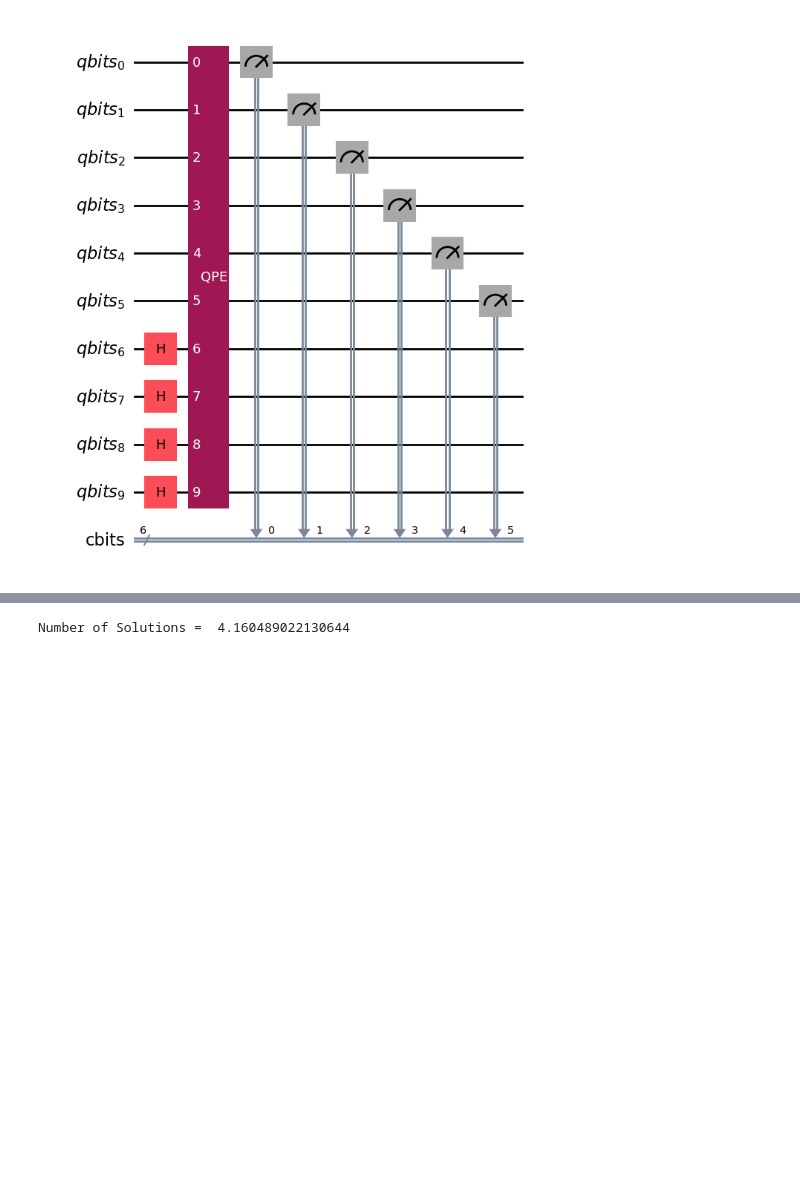
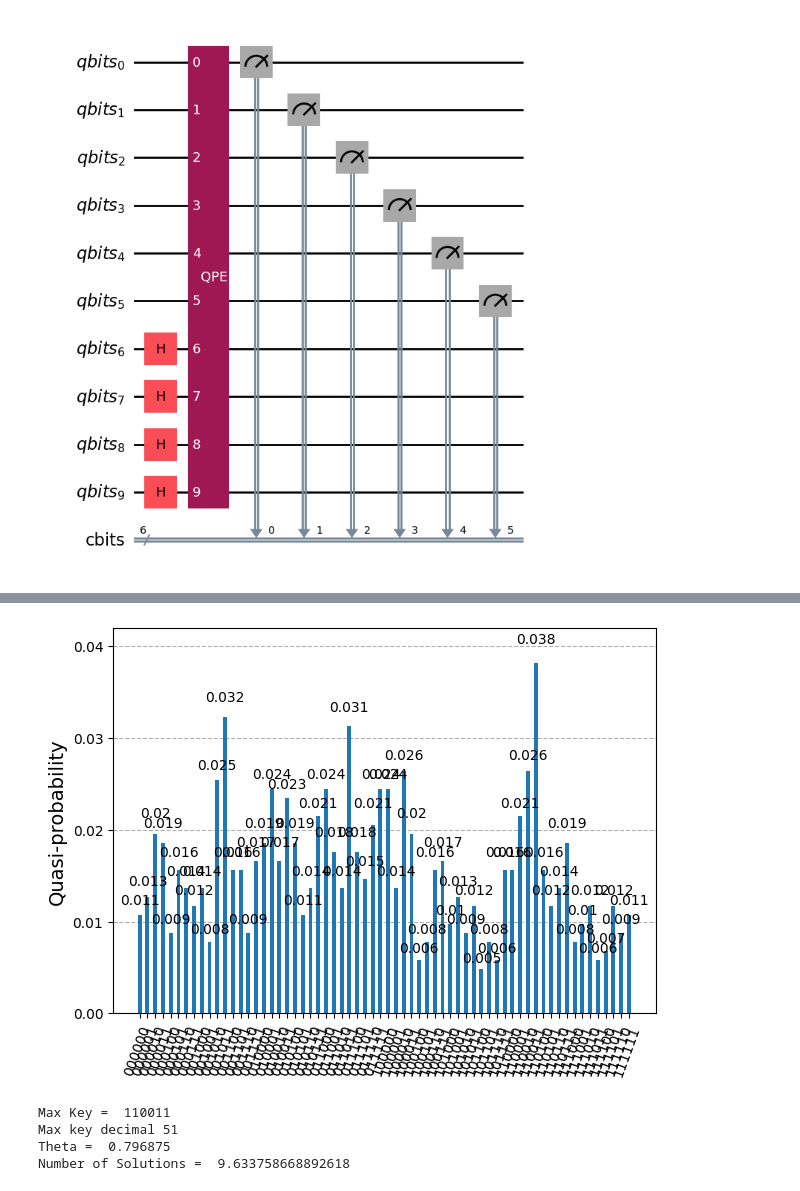
Before and after one commit to Nihar-Shah2001/Quantum_Computing_Notes, a Jupyter notebook: Notes/codes/grover_example.ipynb, the cells around one changed output, grey strips where cells are left out. Drawn from its saved outputs; the diff is of its cells as text; code cells hidden in the pictures; blank space fills up the shorter version.

```diff
--- a/Notes/codes/grover_example.ipynb
+++ b/Notes/codes/grover_example.ipynb
@@ -156,8 +156,8 @@ alphabet = ['a', 'b', 'c', 'd']
 probabilities = [0.2, 0.3, 0.1, 0.4]
 # Define the length of the sequence
 N = 10  # Example length, you can change this to any desired length
-epsilon = 0.4 # Error tolerance
-shots = 1000 # Number of shots for the simulation
+epsilon = 0.3 # Error tolerance
+shots = 1024 # Number of shots for the simulation
 
 # sequence, binary_string, marked_states, qc, dist = solution_function(alphabet,probabilities, N, epsilon=epsilon, shots=1000)
 # %%
@@ -226,12 +226,24 @@ Marked states (locations of '1'): ['0011']
+# %%
+plot_distribution(dist)
+# %% [output]
+[figure, added]
 # %%
 # Find the maximum value in the distribution
 max_key = max(dist, key=dist.get)
-max_key
+
+# Reverse the max_key
+max_key = max_key[::-1]
+print("Max Key = ",max_key)
 
 # Conver the max_key to decimal
 max_key_decimal = int(max_key, 2)
+print("Max key decimal", max_key_decimal)
 theta = max_key_decimal/2**(len(max_key))
 
+print("Theta = ", theta)
 print("Number of Solutions = ", 2**(len(max_key))*(math.sin(theta/2))**2)
 # %% [output]
-Number of Solutions =  4.160489022130644
+Max Key =  110011
+Max key decimal 51
+Theta =  0.796875
+Number of Solutions =  9.633758668892618
```
Also changed, not shown: parts of 7 cells of this notebook, 2 other files.
